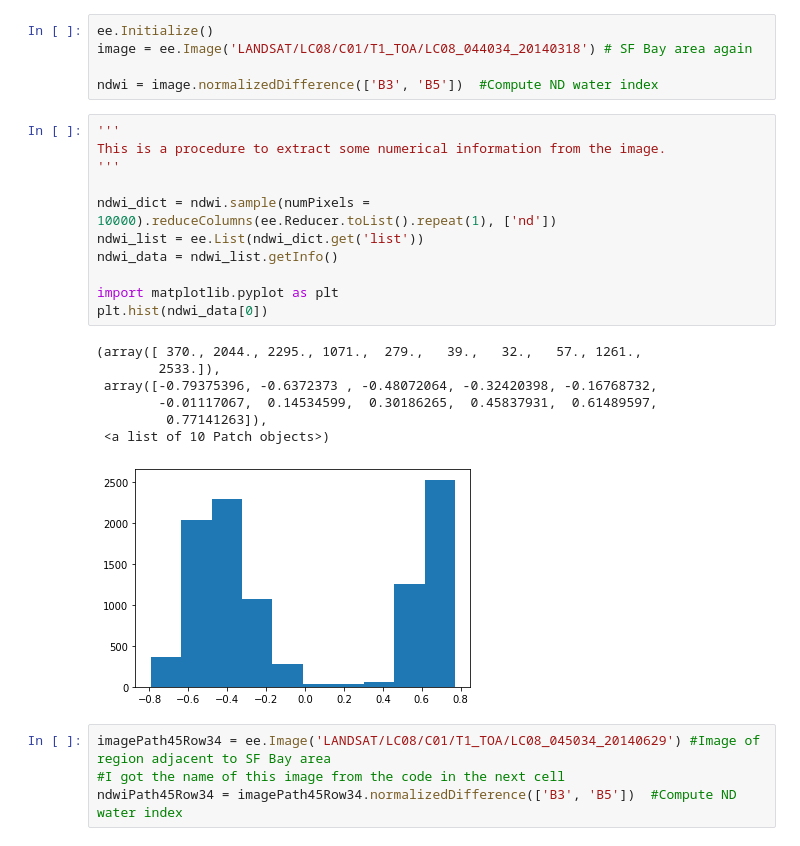
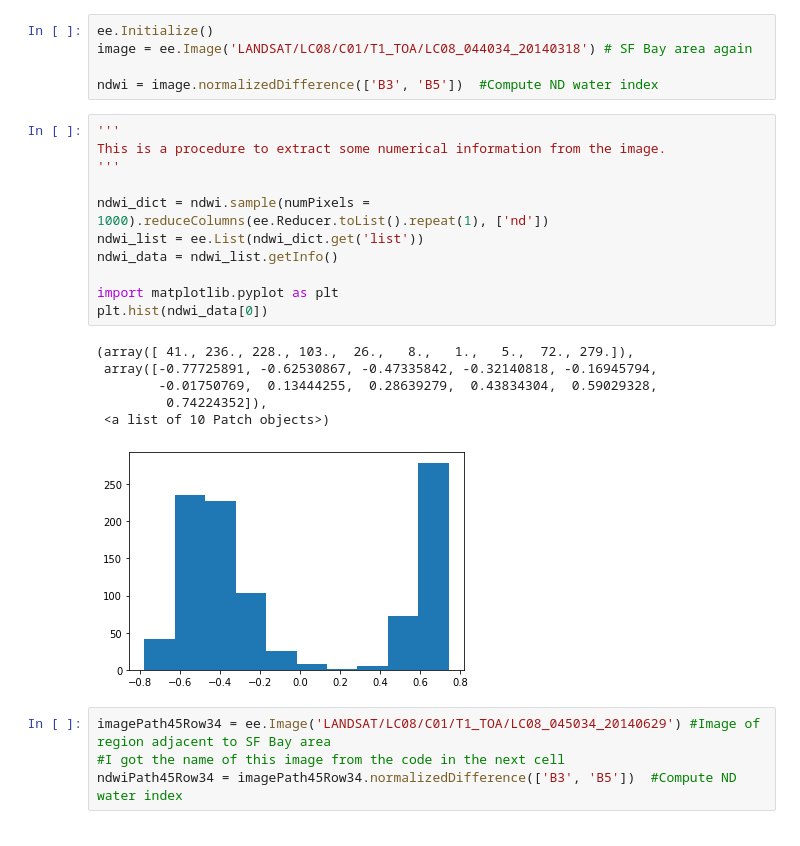
Before and after one commit to arvindnswamy/RemoteSensing, a Jupyter notebook: ExtractingHistogramOfNDWIfromLandsatInEarthEngine.ipynb, the cells around one changed output. Cells and saved outputs as stored; diff of their text form.

```diff
--- a/ExtractingHistogramOfNDWIfromLandsatInEarthEngine.ipynb
+++ b/ExtractingHistogramOfNDWIfromLandsatInEarthEngine.ipynb
@@ -23,22 +23,21 @@ ndwi = image.normalizedDifference(['B3', 'B5'])  #Compute ND water index
 # %%
 '''
 This is a procedure to extract some numerical information from the image.
 '''
 
-ndwi_dict = ndwi.sample(numPixels = 10000).reduceColumns(ee.Reducer.toList().repeat(1), ['nd'])
+ndwi_dict = ndwi.sample(numPixels = 1000).reduceColumns(ee.Reducer.toList().repeat(1), ['nd'])
 ndwi_list = ee.List(ndwi_dict.get('list'))
 ndwi_data = ndwi_list.getInfo()
 
 import matplotlib.pyplot as plt
 plt.hist(ndwi_data[0])
 # %% [output]
-(array([ 370., 2044., 2295., 1071.,  279.,   39.,   32.,   57., 1261.,
-        2533.]),
- array([-0.79375396, -0.6372373 , -0.48072064, -0.32420398, -0.16768732,
-        -0.01117067,  0.14534599,  0.30186265,  0.45837931,  0.61489597,
-         0.77141263]),
+(array([ 41., 236., 228., 103.,  26.,   8.,   1.,   5.,  72., 279.]),
+ array([-0.77725891, -0.62530867, -0.47335842, -0.32140818, -0.16945794,
+        -0.01750769,  0.13444255,  0.28639279,  0.43834304,  0.59029328,
+         0.74224352]),
  <a list of 10 Patch objects>)
-[figure, old version]
+[figure, new version]
 # %%
 imagePath45Row34 = ee.Image('LANDSAT/LC08/C01/T1_TOA/LC08_045034_20140629') #Image of region adjacent to SF Bay area
 #I got the name of this image from the code in the next cell
```
Also changed, not shown: parts of 4 cells of this notebook.
